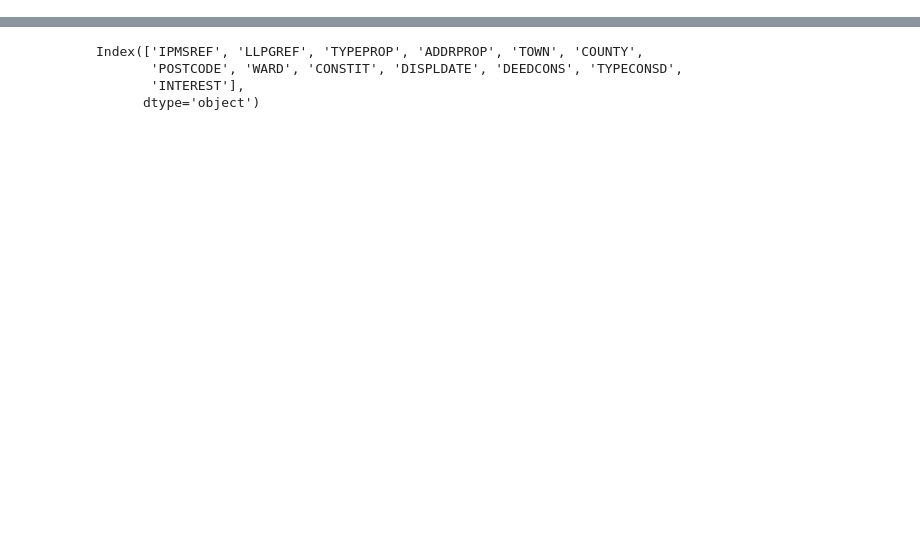
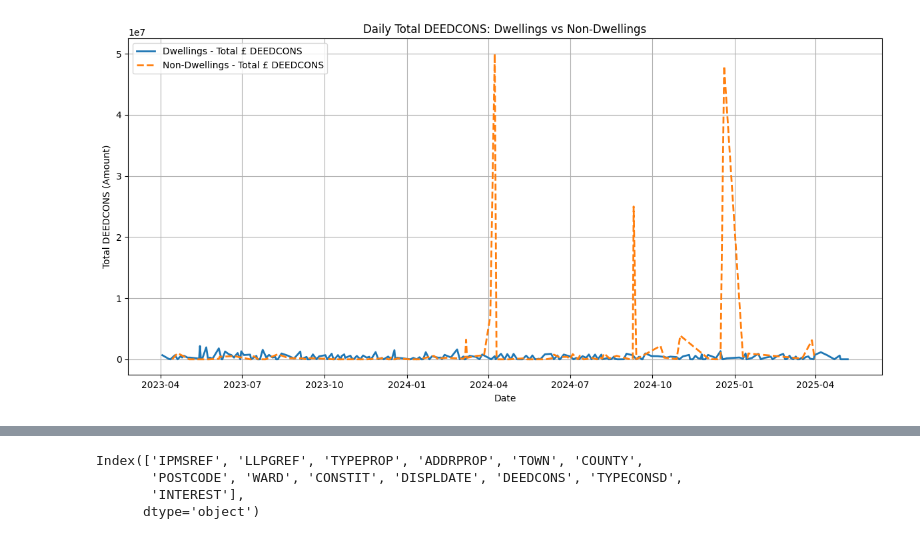
Before and after one commit to crystalyu917/The-Impact-of-Local-Council-Asset-Sales-on-Charity-Survival-in-England, a Jupyter notebook: src/analysis/birmingham disposal.ipynb, the cells around one changed output, grey strips where cells are left out. Saved outputs shown, nothing was run; the diff lists cells and outputs as text; code cells hidden in the pictures; blank space fills up the shorter version.

```diff
--- a/src/analysis/birmingham disposal.ipynb
+++ b/src/analysis/birmingham disposal.ipynb
@@ -10,0 +53,19 @@ df = dataset[dataset['local_authority'] == 'Birmingham']
+# %%
+# 2. Group by date and sum DEEDCONS values (not counts)
+dwelling_sums = dwellings.groupby('DISPLDATE')['DEEDCONS'].sum()
+non_dwelling_sums = non_dwellings.groupby('DISPLDATE')['DEEDCONS'].sum()
+
+# 3. Plot both on the same timeline
+plt.figure(figsize=(12, 6))
+plt.plot(dwelling_sums.index, dwelling_sums.values, label='Dwellings - Total £ DEEDCONS', linewidth=2)
+plt.plot(non_dwelling_sums.index, non_dwelling_sums.values, label='Non-Dwellings - Total £ DEEDCONS', linewidth=2, linestyle='--')
+
+plt.xlabel('Date')
+plt.ylabel('Total DEEDCONS (Amount)')
+plt.title('Daily Total DEEDCONS: Dwellings vs Non-Dwellings')
+plt.legend()
+plt.grid(True)
+plt.tight_layout()
+plt.show()
+# %% [output]
+[figure, added]
```
Also changed, not shown: parts of 16 cells of this notebook, 5 other files.
